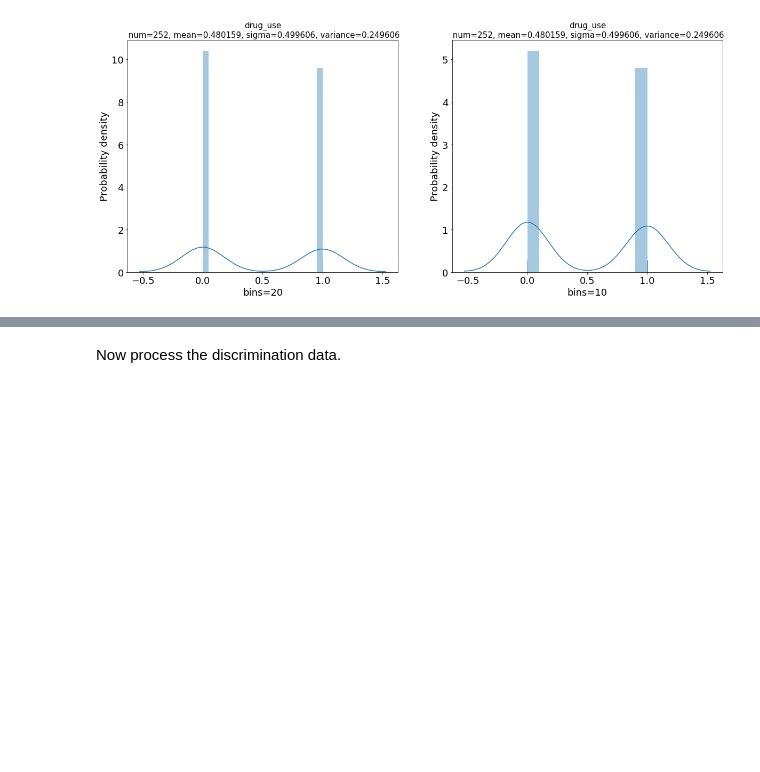
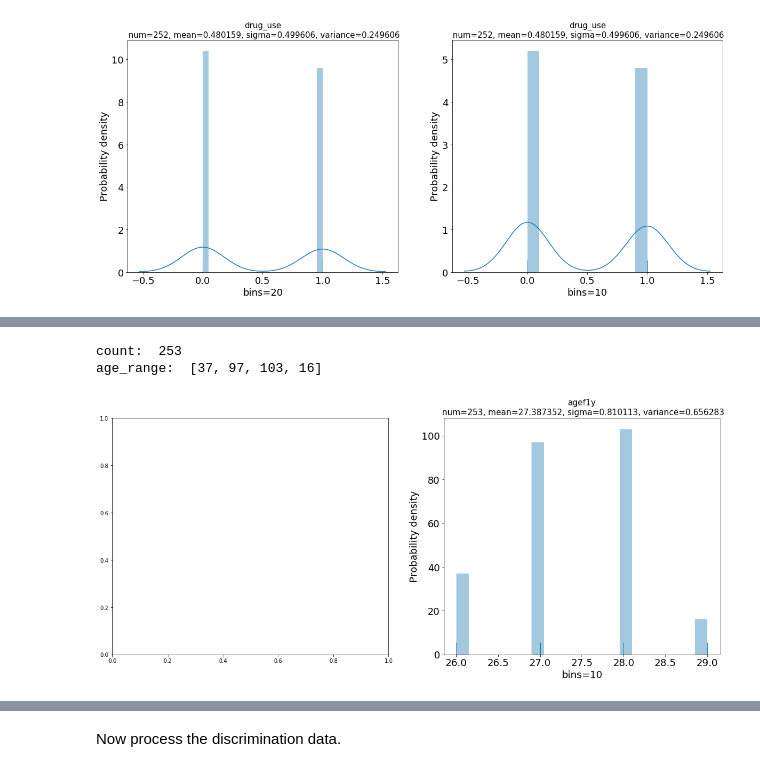
Before and after one commit to meettyj/MSM-Discrimination-on-Twitter, a Jupyter notebook: visulization/distribution.ipynb, the cells around one changed output, grey strips where cells are left out. Cells and saved outputs as stored; diff of their text form; code cells hidden in the pictures; blank space fills up the shorter version.

Commit message:
update for distribution code

```diff
--- a/visulization/distribution.ipynb
+++ b/visulization/distribution.ipynb
@@ -88,0 +101,80 @@ for feature in survey_features_list:
+# %%
+# Draw the figure of survey feature.
+for feature in ['agef1y']:
+    df_feature = df_p18[feature]
+    count = 0
+    age_range = [0,0,0,0]
+    x = []
+    for value in df_feature:
+        if not np.isnan(value):
+            age = 2019-value
+            x.append(age)
+            count += 1
+            if age == 26.0:
+                age_range[0]+=1
+            elif age == 27.0:
+                age_range[1]+=1
+            elif age == 28.0:
+                age_range[2]+=1
+            elif age == 29.0:
+                age_range[3]+=1
+            else:
+                print(age)
+
+
+    mean =np.mean(x)
+    sigma =np.std(x)
+    variance = np.var(x)
+
+    print('count: ',count)
+    print('age_range: ', age_range)
+
+#     course initial method using matplot
+#     n, bins, patches = plt.hist(x, density=1, facecolor='blue', alpha=0.4)
+#     y = mlab.normpdf(bins, mean, sigma) # fit a line
+#     plt.plot(bins, y, 'b--')
+#     plt.xlabel('Value')
+#     plt.ylabel('Probability')
+#     plt.title("%s: mean= %f, sigma=%f, variance=%f" % (feature, mean, sigma, variance))
+
+#     plt.subplots_adjust(left=0.15)#左边距
+#     plt.show()
+
+#     Distribution of the variables
+#     print("Variable: ", feature)
+#     print("Mean: ", mean)
+#     print("Standard Error: ", sigma)
+#     print("Variance: ", variance)
+
+# # Make a fake dataset:
+# height = [3, 12, 5, 18, 45]
+# bars = ('A', 'B', 'C', 'D', 'E')
+# y_pos = np.arange(len(bars))
+
+# # Create bars
+# plt.bar(y_pos, height)
+
+# # Create names on the x-axis
+# plt.xticks(y_pos, bars)
+
+#     Using seaborn library
+    fig,axes=plt.subplots(1,2,figsize=(20,8))
+
+#     sns.barplot(x="123", y="32", data = df_p18, ax=axes[0])
+#     sns.distplot(x, kde=False, ax=axes[0])
+#     axes[0].tick_params(axis='y',labelsize=18)
+#     axes[0].tick_params(axis='x',labelsize=18)
+#     axes[0].set_xlabel("bins=20", fontsize=18)
+#     axes[0].set_title("%s\n num=%d, mean=%f, sigma=%f, variance=%f" % (feature, len(x), mean, sigma, variance), fontsize=15)
+#     axes[0].set_ylabel("Probability density", fontsize=18)
+
+    sns.distplot(x, kde=False, bins = 20, rug=True, ax=axes[1])
+    axes[1].tick_params(axis='y',labelsize=18)
+    axes[1].tick_params(axis='x',labelsize=18)
+    axes[1].set_xlabel("bins=10", fontsize=18)
+    axes[1].set_title("%s\n num=%d, mean=%f, sigma=%f, variance=%f" % (feature, len(x), mean, sigma, variance), fontsize=15)
+    axes[1].set_ylabel("Probability density", fontsize=18)
+# %% [output]
+count:  253
+age_range:  [37, 97, 103, 16]
+[figure, added]
```
Also changed, not shown: parts of 9 cells of this notebook.
